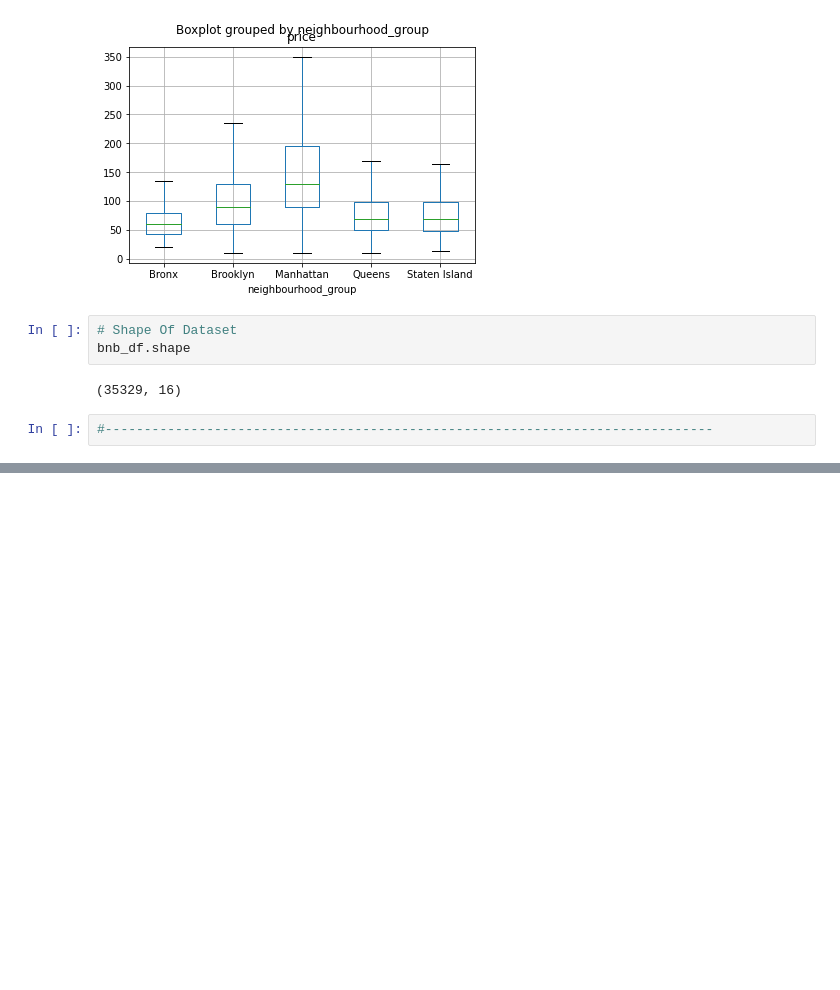
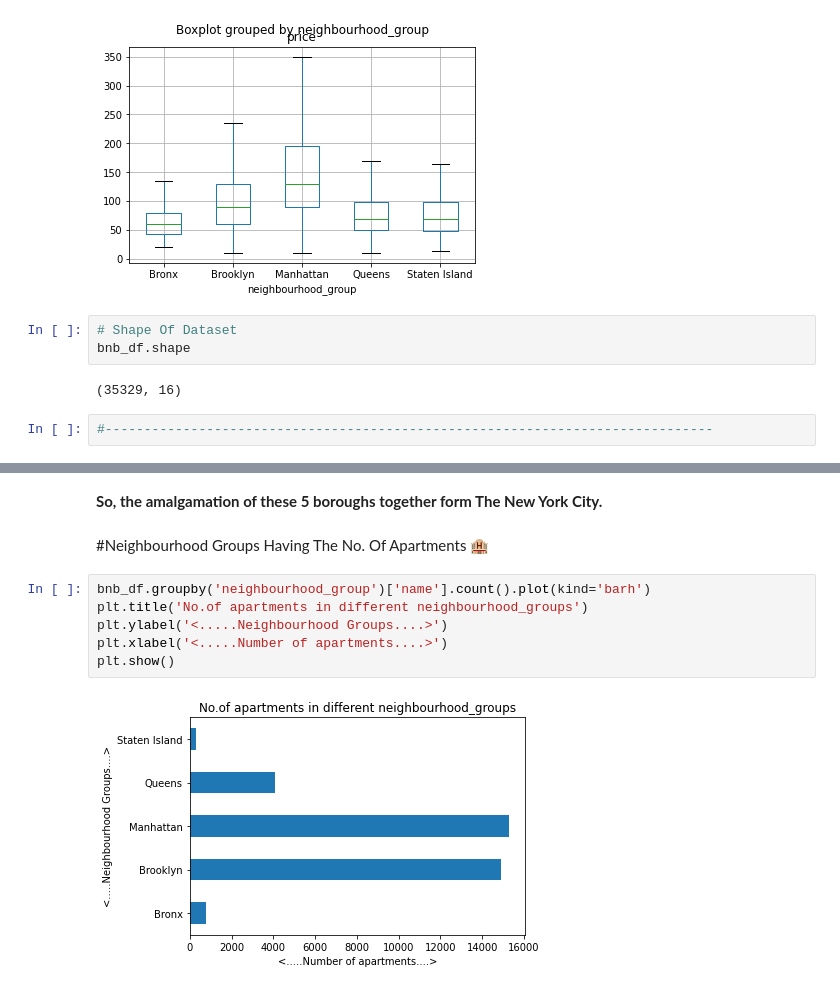
Before and after one commit to ajayn3300/Airbnb_Analysis----EDA, a Jupyter notebook: EDA_of_Airbnb.ipynb, the cells around one changed output, grey strips where cells are left out. Drawn from its saved outputs; the diff is of its cells as text; blank space fills up the shorter version.

```diff
--- a/EDA_of_Airbnb.ipynb
+++ b/EDA_of_Airbnb.ipynb
@@ -328,0 +346,12 @@ bnb_df.shape
+# %% [markdown]
+**So, the amalgamation of these 5 boroughs together form The New York City.**
+# %% [markdown]
+#Neighbourhood Groups Having The No. Of Apartments 🏨
+# %%
+bnb_df.groupby('neighbourhood_group')['name'].count().plot(kind='barh')
+plt.title('No.of apartments in different neighbourhood_groups')
+plt.ylabel('<.....Neighbourhood Groups....>')
+plt.xlabel('<.....Number of apartments....>')
+plt.show()
+# %% [output]
+[figure, added]
```
Also changed, not shown: parts of 11 cells of this notebook.
